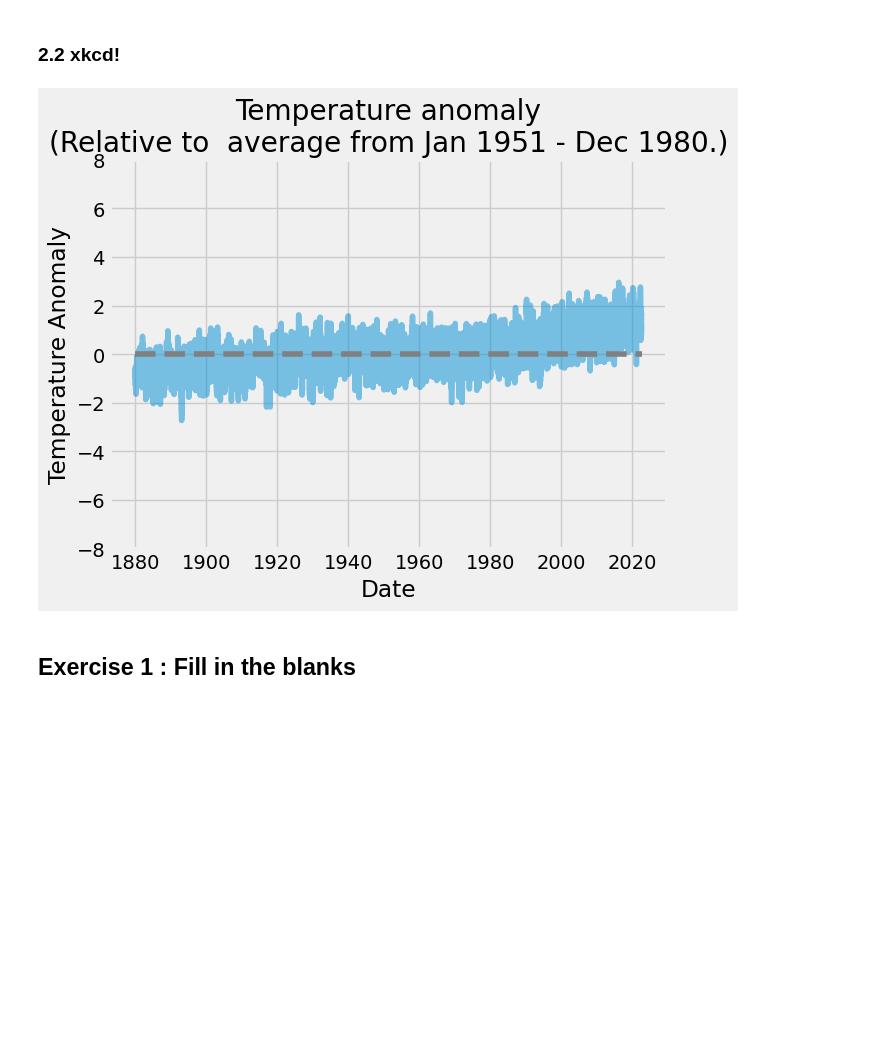
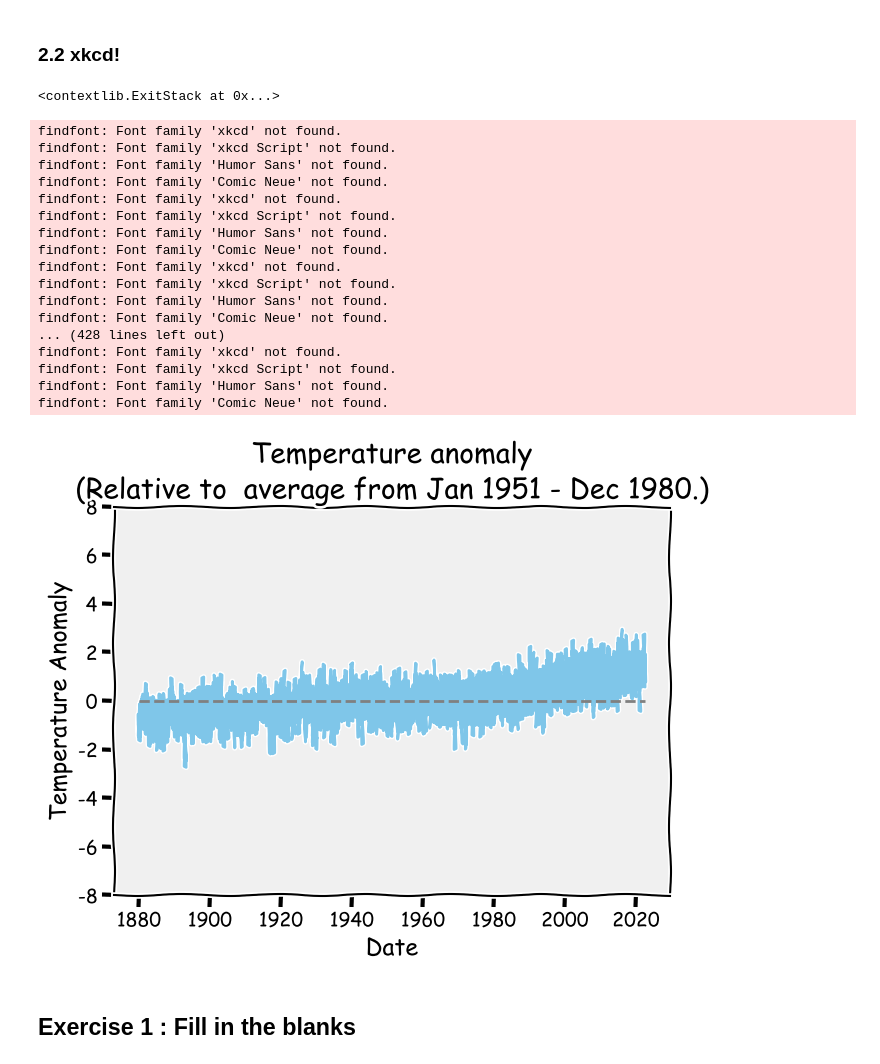
Before and after one commit to SPS-SP2273/learning-portfolio-alfraang, a Jupyter notebook: plotting/plotting_(need).ipynb, the cells around one changed output. Drawn from its saved outputs; the diff is of its cells as text; code cells hidden in the pictures; blank space fills up the shorter version.

Commit message:
plotting need

```diff
--- a/plotting/plotting_(need).ipynb
+++ b/plotting/plotting_(need).ipynb
@@ -218,19 +218,37 @@ plt.show()
 # %%
 data = np.loadtxt('Complete_TAVG_daily.txt', skiprows=24)
 
 date = data[:, 0]
 anomaly = data[:, -1]
 
 plt.plot(date, anomaly, alpha=.5)
 plt.hlines(0, date[0], date[-1], linestyle='--', colors='grey')
 plt.ylim([-8, 8])
 
 plt.xlabel('Date')
 plt.ylabel('Temperature Anomaly')
 plt.title('Temperature anomaly\n(Relative to  average from Jan 1951 - Dec 1980.)')
-plt.show()
+plt.xkcd()
 # %% [output]
+<contextlib.ExitStack at 0x...>
+findfont: Font family 'xkcd' not found.
+findfont: Font family 'xkcd Script' not found.
+findfont: Font family 'Humor Sans' not found.
+findfont: Font family 'Comic Neue' not found.
+findfont: Font family 'xkcd' not found.
+findfont: Font family 'xkcd Script' not found.
+findfont: Font family 'Humor Sans' not found.
+findfont: Font family 'Comic Neue' not found.
+findfont: Font family 'xkcd' not found.
+findfont: Font family 'xkcd Script' not found.
+findfont: Font family 'Humor Sans' not found.
+findfont: Font family 'Comic Neue' not found.
+... (428 lines left out)
+findfont: Font family 'xkcd' not found.
+findfont: Font family 'xkcd Script' not found.
+findfont: Font family 'Humor Sans' not found.
+findfont: Font family 'Comic Neue' not found.
-[figure, old version]
+[figure, new version]
 # %% [markdown]
 ## Exercise 1 :  Fill in the blanks
 # %%
```
Also changed, not shown: parts of 1 cell of this notebook.
